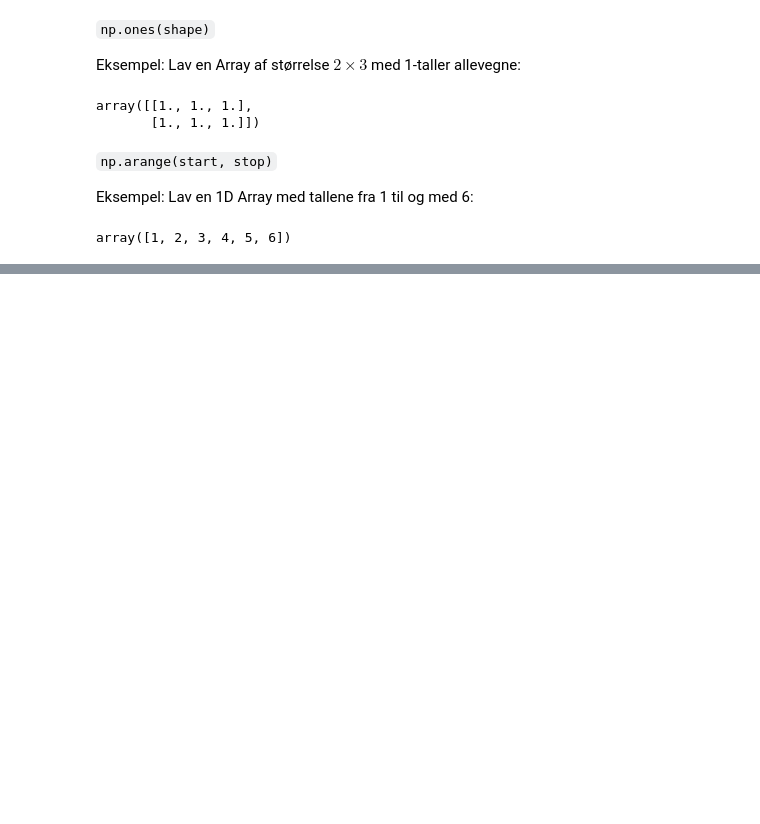
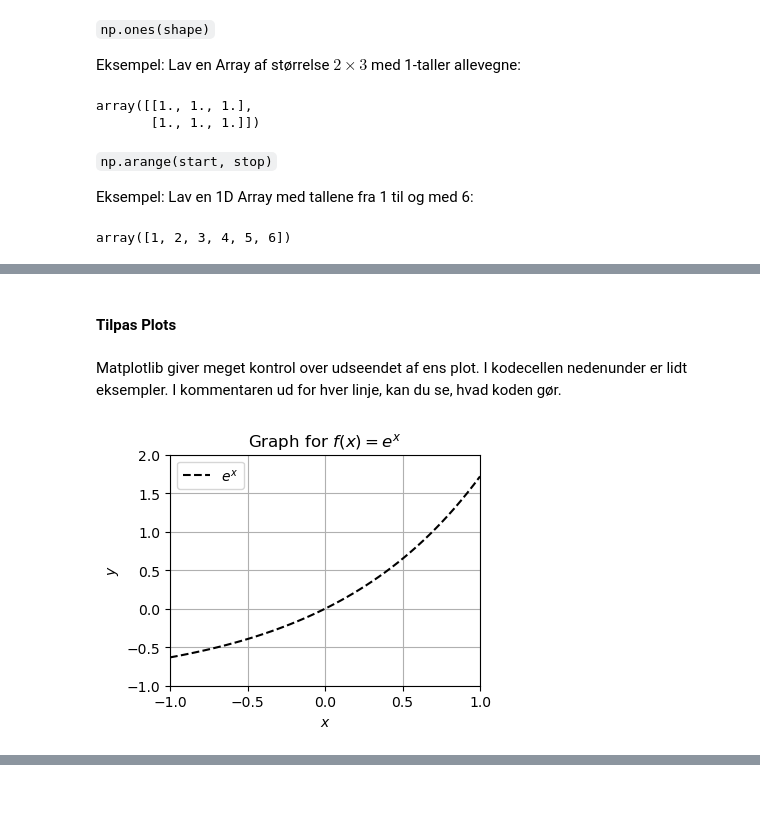
Before and after one commit to runehoejlund/ida-python-for-begyndere, a Jupyter notebook: 00-Python-for-begyndere.ipynb, the cells around one changed output, grey strips where cells are left out. Saved outputs shown, nothing was run; the diff lists cells and outputs as text; code cells hidden in the pictures; blank space fills up the shorter version.

```diff
--- a/00-Python-for-begyndere.ipynb
+++ b/00-Python-for-begyndere.ipynb
@@ -798,0 +839,21 @@ array([1, 2, 3, 4, 5, 6])
+# %% [markdown]
+#### Tilpas Plots
+# %% [markdown]
+Matplotlib giver meget kontrol over udseendet af ens plot. I kodecellen nedenunder er lidt eksempler. I kommentaren ud for hver linje, kan du se, hvad koden gør.
+# %%
+plt.figure(figsize=(4, 3)) # Create figure for plot 4 inches wide and 3 inches high
+
+plt.plot(x, y, 'k--', label='$e^x$') # The string 'k-- a black dashed line with label e^x
+plt.legend() # Display plot labels
+plt.xlim(-1, 1) # Set x axis limits
+plt.ylim(-1, 2) # Set y axis limits
+plt.title('Graph for $f(x)=e^x$') # Set label on y-axis
+plt.xlabel('$x$') # Set label on x-axis
+plt.ylabel('$y$') # Set label on y-axis
+plt.grid() # Add gridlines to the plot
+
+# # Uncomment this last line to export the plot to a pdf
+# plt.tight_layout() # Adjust layout of plot to fit all text and decorations
+# plt.savefig('./graph.pdf', dpi=300)
+# %% [output]
+[figure, added]
```
Also changed, not shown: parts of 28 cells of this notebook.
